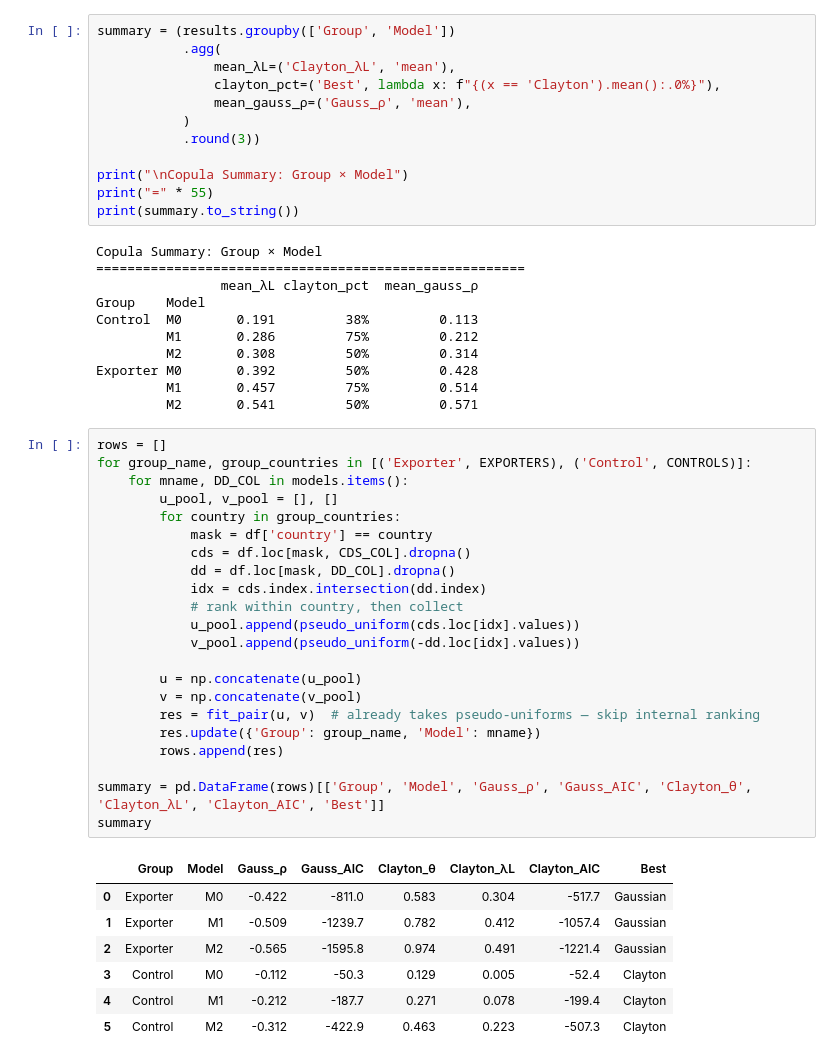
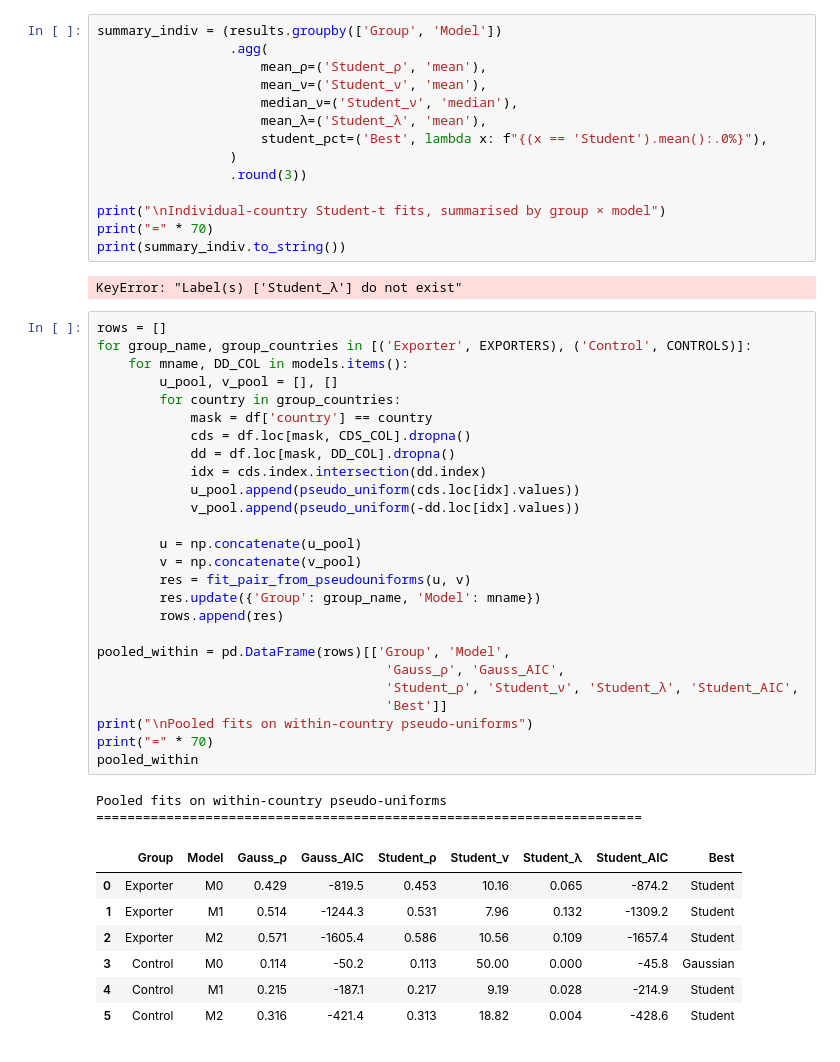
Before and after one commit to juanfp02/commodities_and_sovereigns, a Jupyter notebook: Chapter_03/03_Copulas.ipynb, the cells around one changed output. Drawn from its saved outputs; the diff is of its cells as text.

Commit message:
ante ultimo resultado; reorganizar

```diff
--- a/Chapter_03/03_Copulas.ipynb
+++ b/Chapter_03/03_Copulas.ipynb
@@ -91,54 +171,53 @@ results
 # %%
-summary = (results.groupby(['Group', 'Model'])
-           .agg(
-               mean_λL=('Clayton_λL', 'mean'),
-               clayton_pct=('Best', lambda x: f"{(x == 'Clayton').mean():.0%}"),
-               mean_gauss_ρ=('Gauss_ρ', 'mean'),
-           )
-           .round(3))
+summary_indiv = (results.groupby(['Group', 'Model'])
+                 .agg(
+                     mean_ρ=('Student_ρ', 'mean'),
+                     mean_ν=('Student_ν', 'mean'),
+                     median_ν=('Student_ν', 'median'),
+                     mean_λ=('Student_λ', 'mean'),
+                     student_pct=('Best', lambda x: f"{(x == 'Student').mean():.0%}"),
+                 )
+                 .round(3))
 
-print("\nCopula Summary: Group × Model")
-print("=" * 55)
-print(summary.to_string())
+print("\nIndividual-country Student-t fits, summarised by group × model")
+print("=" * 70)
+print(summary_indiv.to_string())
 # %% [output]
-Copula Summary: Group × Model
-=======================================================
-                mean_λL clayton_pct  mean_gauss_ρ
-Group    Model
-Control  M0       0.191         38%         0.113
-         M1       0.286         75%         0.212
-         M2       0.308         50%         0.314
-Exporter M0       0.392         50%         0.428
-         M1       0.457         75%         0.514
-         M2       0.541         50%         0.571
+KeyError: "Label(s) ['Student_λ'] do not exist"
 # %%
 rows = []
 for group_name, group_countries in [('Exporter', EXPORTERS), ('Control', CONTROLS)]:
     for mname, DD_COL in models.items():
         u_pool, v_pool = [], []
         for country in group_countries:
             mask = df['country'] == country
             cds = df.loc[mask, CDS_COL].dropna()
             dd = df.loc[mask, DD_COL].dropna()
             idx = cds.index.intersection(dd.index)
-            # rank within country, then collect
             u_pool.append(pseudo_uniform(cds.loc[idx].values))
             v_pool.append(pseudo_uniform(-dd.loc[idx].values))
 
         u = np.concatenate(u_pool)
         v = np.concatenate(v_pool)
-        res = fit_pair(u, v)  # already takes pseudo-uniforms — skip internal ranking
+        res = fit_pair_from_pseudouniforms(u, v)
         res.update({'Group': group_name, 'Model': mname})
         rows.append(res)
 
-summary = pd.DataFrame(rows)[['Group', 'Model', 'Gauss_ρ', 'Gauss_AIC', 'Clayton_θ', 'Clayton_λL', 'Clayton_AIC', 'Best']]
-summary
+pooled_within = pd.DataFrame(rows)[['Group', 'Model',
+                                     'Gauss_ρ', 'Gauss_AIC',
+                                     'Student_ρ', 'Student_ν', 'Student_λ', 'Student_AIC',
+                                     'Best']]
+print("\nPooled fits on within-country pseudo-uniforms")
+print("=" * 70)
+pooled_within
 # %% [output]
+Pooled fits on within-country pseudo-uniforms
+======================================================================
-|  | Group | Model | Gauss_ρ | Gauss_AIC | Clayton_θ | Clayton_λL | Clayton_AIC | Best |
-| 0 | Exporter | M0 | -0.422 | -811.0 | 0.583 | 0.304 | -517.7 | Gaussian |
-| 1 | Exporter | M1 | -0.509 | -1239.7 | 0.782 | 0.412 | -1057.4 | Gaussian |
-| 2 | Exporter | M2 | -0.565 | -1595.8 | 0.974 | 0.491 | -1221.4 | Gaussian |
-| 3 | Control | M0 | -0.112 | -50.3 | 0.129 | 0.005 | -52.4 | Clayton |
-| 4 | Control | M1 | -0.212 | -187.7 | 0.271 | 0.078 | -199.4 | Clayton |
-| 5 | Control | M2 | -0.312 | -422.9 | 0.463 | 0.223 | -507.3 | Clayton |
+|  | Group | Model | Gauss_ρ | Gauss_AIC | Student_ρ | Student_ν | Student_λ | Student_AIC | Best |
+| 0 | Exporter | M0 | 0.429 | -819.5 | 0.453 | 10.16 | 0.065 | -874.2 | Student |
+| 1 | Exporter | M1 | 0.514 | -1244.3 | 0.531 | 7.96 | 0.132 | -1309.2 | Student |
+| 2 | Exporter | M2 | 0.571 | -1605.4 | 0.586 | 10.56 | 0.109 | -1657.4 | Student |
+| 3 | Control | M0 | 0.114 | -50.2 | 0.113 | 50.00 | 0.000 | -45.8 | Gaussian |
+| 4 | Control | M1 | 0.215 | -187.1 | 0.217 | 9.19 | 0.028 | -214.9 | Student |
+| 5 | Control | M2 | 0.316 | -421.4 | 0.313 | 18.82 | 0.004 | -428.6 | Student |
 # %%
```
Also changed, not shown: parts of 7 cells of this notebook, 25 other files.
